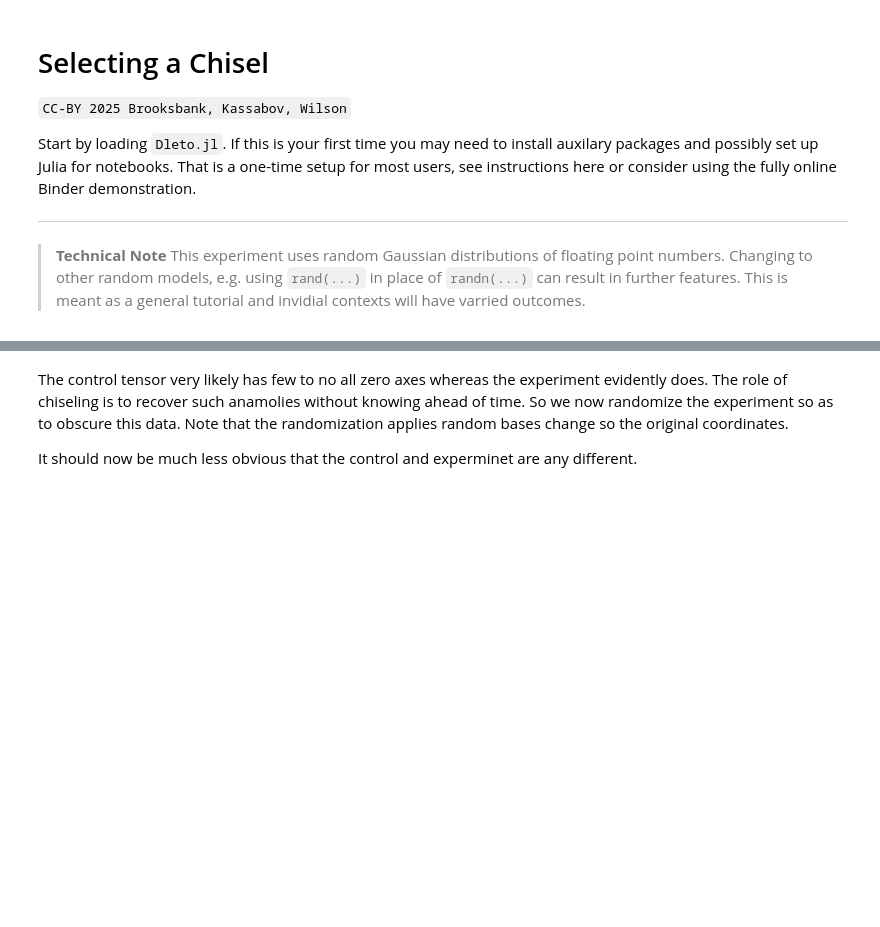
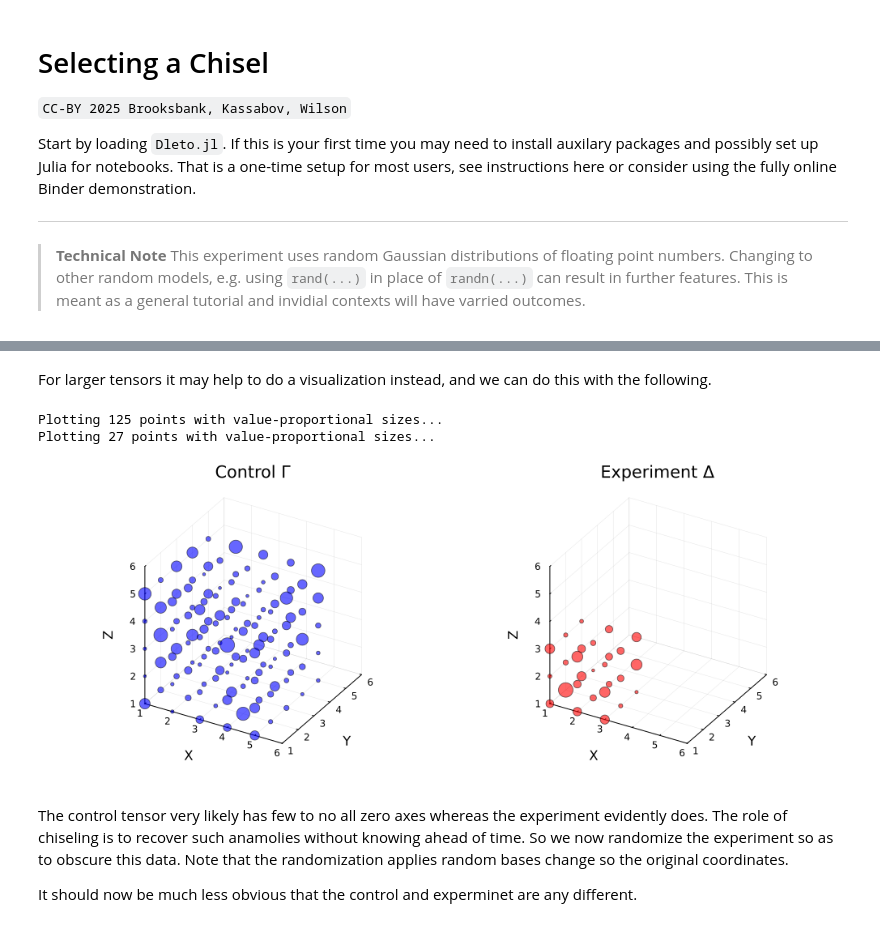
Before and after one commit to thetensor-space/OpenDleto, a Jupyter notebook: labs/clusters/Chiseling101.ipynb, the cells around one changed output, grey strips where cells are left out. Cells and saved outputs as stored; diff of their text form; code cells hidden in the pictures; blank space fills up the shorter version.

```diff
--- a/labs/clusters/Chiseling101.ipynb
+++ b/labs/clusters/Chiseling101.ipynb
@@ -54,3 +55,13 @@ Experiment Δ
+# %% [markdown]
+For larger tensors it may help to do a visualization instead, and we can do this with the following.
+# %%
+p1 = plot_tensor(Γ; title="Control Γ", color=:blue)
+p2 = plot_tensor(Δ; title="Experiment Δ", color=:red)
+Plots.plot(p1, p2, layout=(1,2), size=(1000, 400))
+# %% [output]
+Plotting 125 points with value-proportional sizes...
+Plotting 27 points with value-proportional sizes...
+[figure, added]
 # %% [markdown]
 The control tensor very likely has few to no all zero axes whereas the experiment evidently does.  The role of chiseling is to recover such anamolies without knowing ahead of time.  So we now randomize the experiment so as to obscure this data.  Note that the randomization applies random bases change so the original coordinates.
 
```
Also changed, not shown: parts of 11 cells of this notebook, 5 other files.
